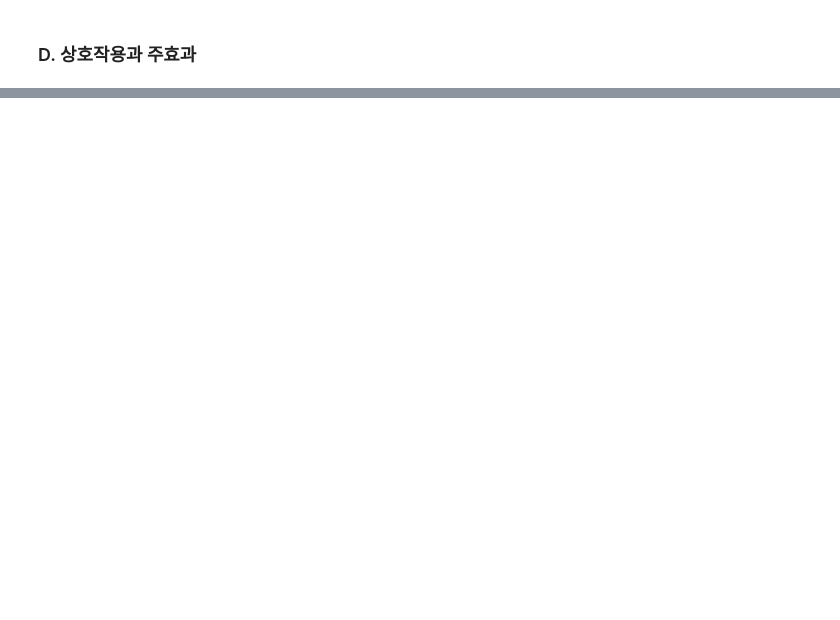
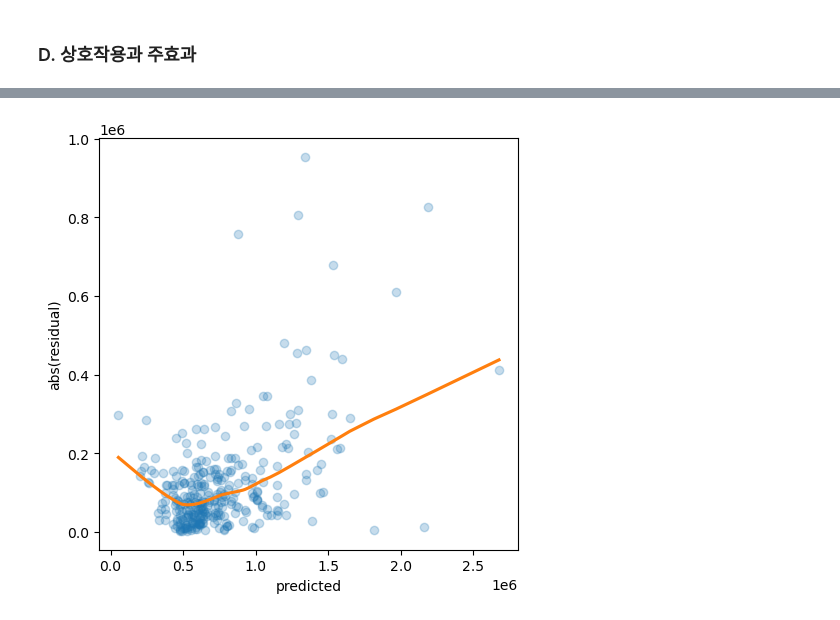
Before and after one commit to viola2002/dartb, a Jupyter notebook: study_group/2025_WV_Statistics/code/4th_week_TIL.ipynb, the cells around one changed output, grey strips where cells are left out. Saved outputs shown, nothing was run; the diff lists cells and outputs as text; code cells hidden in the pictures; blank space fills up the shorter version.

```diff
--- a/study_group/2025_WV_Statistics/code/4th_week_TIL.ipynb
+++ b/study_group/2025_WV_Statistics/code/4th_week_TIL.ipynb
@@ -618,0 +869,15 @@ house['ZipGroup'] = house['ZipGroup'].astype('category')
+# %%
+# 첫번째 가정 - 이분산성
+# 절대잔차들을 부드럽게 연결하는 선 추가
+fig, ax = plt.subplots(figsize=(5, 5))
+sns.regplot(x=result_98105.fittedvalues, y=np.abs(result_98105.resid),
+            scatter_kws={'alpha': 0.25},
+            line_kws={'color': 'C1'},
+            lowess=True, ax=ax)
+ax.set_xlabel('predicted')
+ax.set_ylabel('abs(residual)')
+
+plt.tight_layout()
+plt.show()
+# %% [output]
+[figure, added]
```
Also changed, not shown: parts of 56 cells of this notebook.
